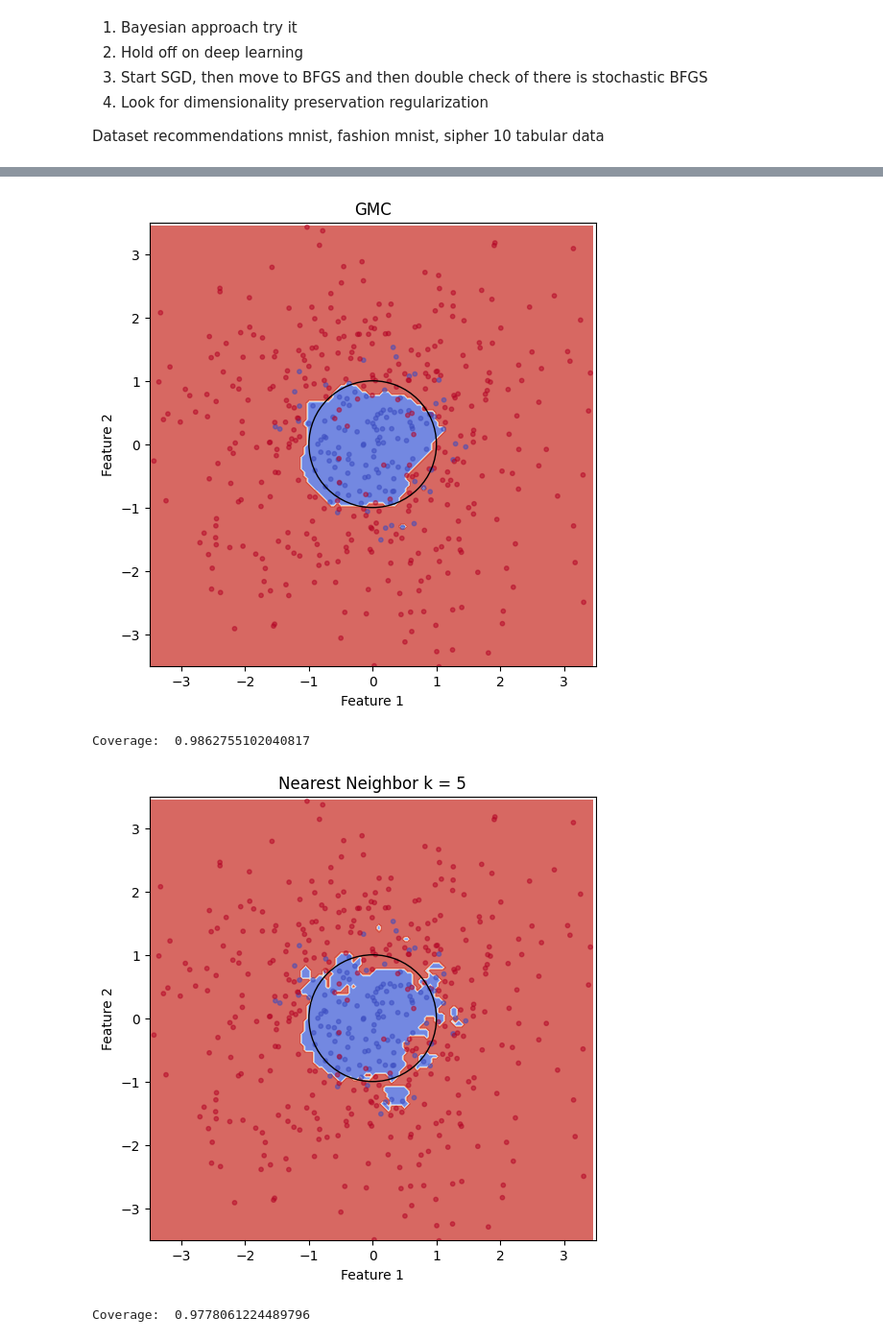
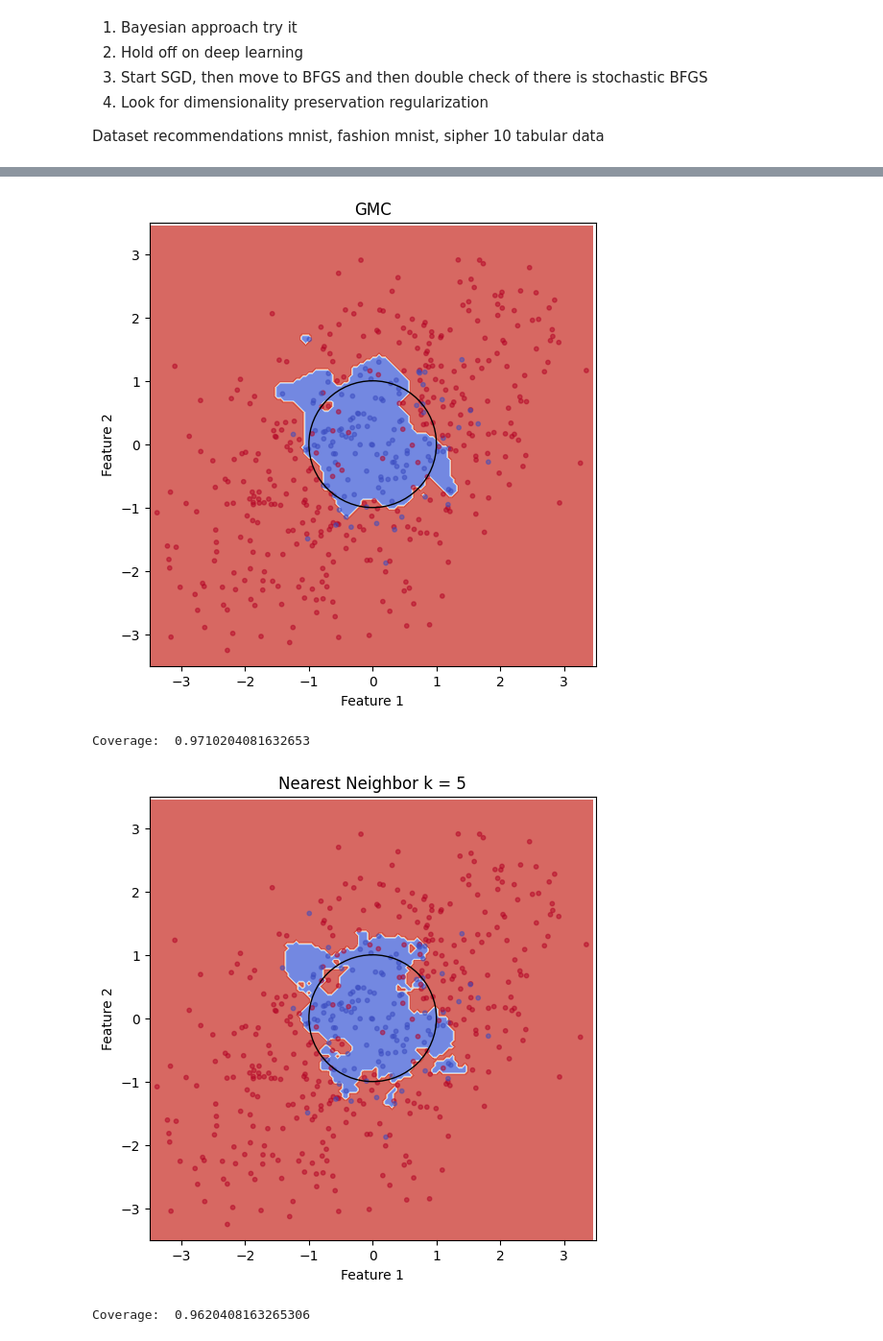
Before and after one commit to samlayton99/ML_and_Optimizaiton, a Jupyter notebook: MCMC nearest neighbor/method3.ipynb, the cells around one changed output, grey strips where cells are left out. Shown at 96% size. Drawn from its saved outputs; the diff is of its cells as text; code cells hidden in the pictures.

```diff
--- a/MCMC nearest neighbor/method3.ipynb
+++ b/MCMC nearest neighbor/method3.ipynb
@@ -367,7 +593,7 @@ mnist, fashion mnist, sipher 10
 tabular data
 # %%
 #np.random.seed(47)
-X = np.random.multivariate_normal([0,0], np.array([[2,0],[0,2]]), 1000)
+X = np.random.multivariate_normal([0,0], np.array([[2,1],[1,2]]), 1000)
 y = np.linalg.norm(X, axis=1)>1
 # t = np.arange(0, 2*2*np.pi, 0.1)
 # spiral = t[:,np.newaxis]*np.array([np.cos(t), np.sin(t)]).T/5
@@ -385,10 +611,10 @@ y = y[:500]
 # plt.plot(spiral[:,0], spiral[:,1])
 # plt.show()
 
-test = np.random.multivariate_normal([0,0], np.array([[2,0],[0,2]]), 100)
+test = np.random.multivariate_normal([0,0], np.array([[2,1],[1,2]]), 100)
 test_y = np.linalg.norm(test, axis=1)>1
 
-model_toy = model3(learning_rate=.025, reg = 50, dim_reg = 0.1, max_iter=50)
+model_toy = model3(learning_rate=.0025, reg = 1, dim_reg = .01, max_iter=50, optimizer="sgd", tol=1e-6)
 model_toy.fit(X, y, X_val_set= x_val, y_val_set=y_val)
 # print("begin prediction")
 # predictions = model.predict(test)
@@ -431,4 +643,4 @@ plt.show()
-[figure, old version]
+[figure, new version]
-Coverage:  0.9862755102040817
+Coverage:  0.9710204081632653
-[figure, old version]
+[figure, new version]
-Coverage:  0.9778061224489796
+Coverage:  0.9620408163265306
```
Also changed, not shown: parts of 15 cells of this notebook.
